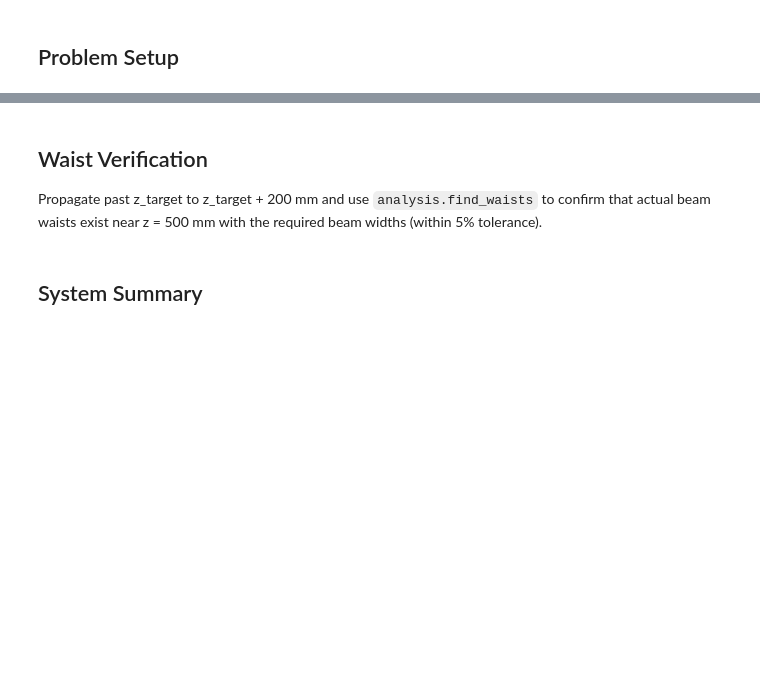
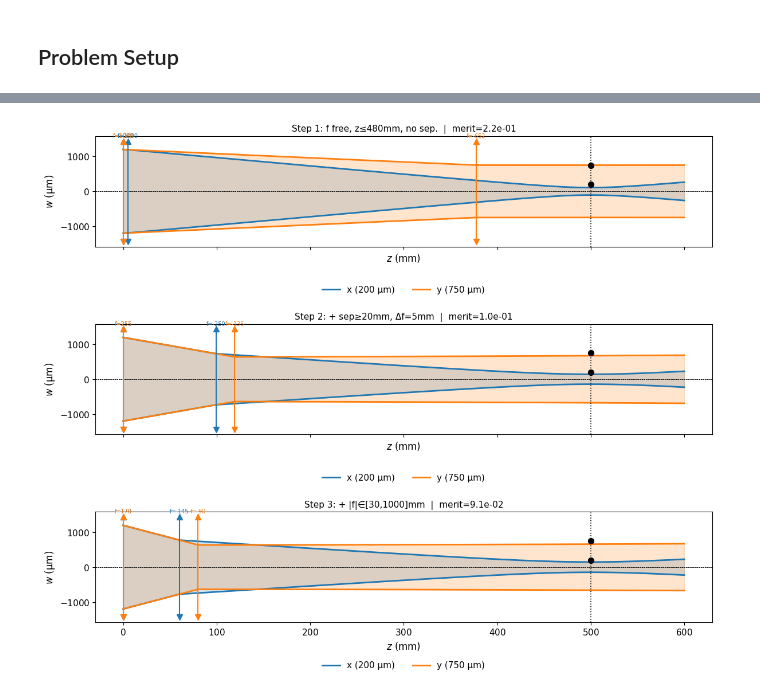
Before and after one commit to akihiko-shimura/gbeampro, a Jupyter notebook: gbeampro/examples/astigmatic_beam_shaping.ipynb, the cells around one changed output, grey strips where cells are left out. Saved outputs shown, nothing was run; the diff lists cells and outputs as text; code cells hidden in the pictures; blank space fills up the shorter version.

```diff
--- a/gbeampro/examples/astigmatic_beam_shaping.ipynb
+++ b/gbeampro/examples/astigmatic_beam_shaping.ipynb
@@ -85,0 +233,17 @@ print(f"  err_y = {abs(wy - WY_TARGET*1e3)/(WY_TARGET*1e3)*100:.2f}%")
+# %%
+print(f"{'Step':<6}  {'Constraints':<50}  {'merit':>10}")
+print('-' * 70)
+for step, desc, res in [
+    ('1', 'f free, z≤480mm, no sep.',                        r1),
+    ('2', '+ sep≥20mm, Δf=5mm',                              r2),
+    ('3', '+ |f|∈[30,1000]mm',                               r3),
+]:
+    print(f'{step:<6}  {desc:<50}  {res.merit:>10.2e}')
+
+print()
+print('Step 3 (most realistic):')
+sx3, sy3 = build_xy_systems(beam, r3.specs, Z_TARGET + 200)
+print('=== x-axis ===')
+print(sx3.summary(beam))
+print('=== y-axis ===')
+print(sy3.summary(beam))
@@ -86,17 +268,20 @@ print(f"  err_y = {abs(wy - WY_TARGET*1e3)/(WY_TARGET*1e3)*100:.2f}%")
 # %%
-sx, sy = build_xy_systems(beam, specs, Z_TARGET)
-traj_x = sx.trace(beam, dz=1.0)
-traj_y = sy.trace(beam, dz=1.0)
+Z_EXTRA = Z_TARGET + 100.0
+fig, axes = plt.subplots(3, 1, figsize=(12, 10), sharex=True)
 
-fig, ax = plt.subplots(figsize=(12, 4))
-gplot.plot_system(sx, traj_x, ax, label=f'x-axis  (target {WX_TARGET*1e3:.0f} µm)')
-gplot.plot_system(sy, traj_y, ax, label=f'y-axis  (target {WY_TARGET*1e3:.0f} µm)')
-ax.axvline(Z_TARGET, color='k', ls=':', lw=1.2)
-ax.scatter([Z_TARGET, Z_TARGET], [WX_TARGET*1e3, WY_TARGET*1e3],
-           color='k', zorder=6, s=60, label='targets')
-ax.set_title('Sph + CylX + CylY  (optimize_waist=True)')
+for ax, (res, label) in zip(axes, [
+    (r1, 'Step 1: f free, z≤480mm, no sep.'),
+    (r2, 'Step 2: + sep≥20mm, Δf=5mm'),
+    (r3, 'Step 3: + |f|∈[30,1000]mm'),
+]):
+    sx, sy = build_xy_systems(beam, res.specs, Z_EXTRA)
+    gplot.plot_system(sx, sx.trace(beam, dz=1.0), ax, label=f'x ({WX_TARGET*1e3:.0f} µm)')
+    gplot.plot_system(sy, sy.trace(beam, dz=1.0), ax, label=f'y ({WY_TARGET*1e3:.0f} µm)')
+    ax.axvline(Z_TARGET, color='k', ls=':', lw=1.2)
+    ax.scatter([Z_TARGET, Z_TARGET], [WX_TARGET*1e3, WY_TARGET*1e3],
+               color='k', zorder=6, s=50)
+    ax.set_title(f'{label}  |  merit={res.merit:.1e}')
+
 plt.tight_layout()
+# %% [output]
+[figure, added]
-# %% [markdown]
-## Waist Verification
-
-Propagate past z_target to z_target + 200 mm and use `analysis.find_waists` to confirm that actual beam waists exist near z = 500 mm with the required beam widths (within 5% tolerance).
@@ -129,2 +287,0 @@ print(f'\nResult: x={"PASS" if x_ok else "FAIL"}  y={"PASS" if y_ok else "FAIL"}
-# %% [markdown]
-## System Summary
```
Also changed, not shown: parts of 24 cells of this notebook.
